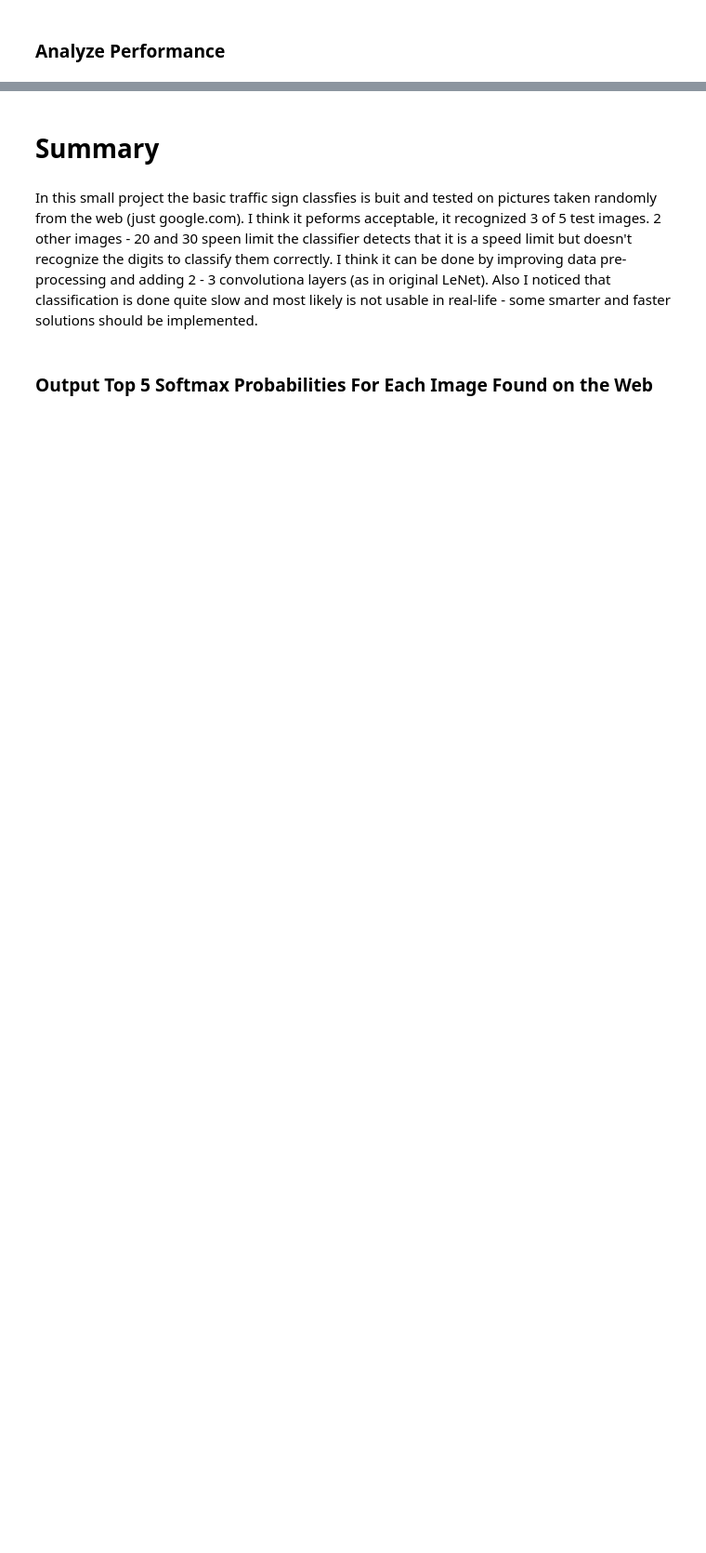
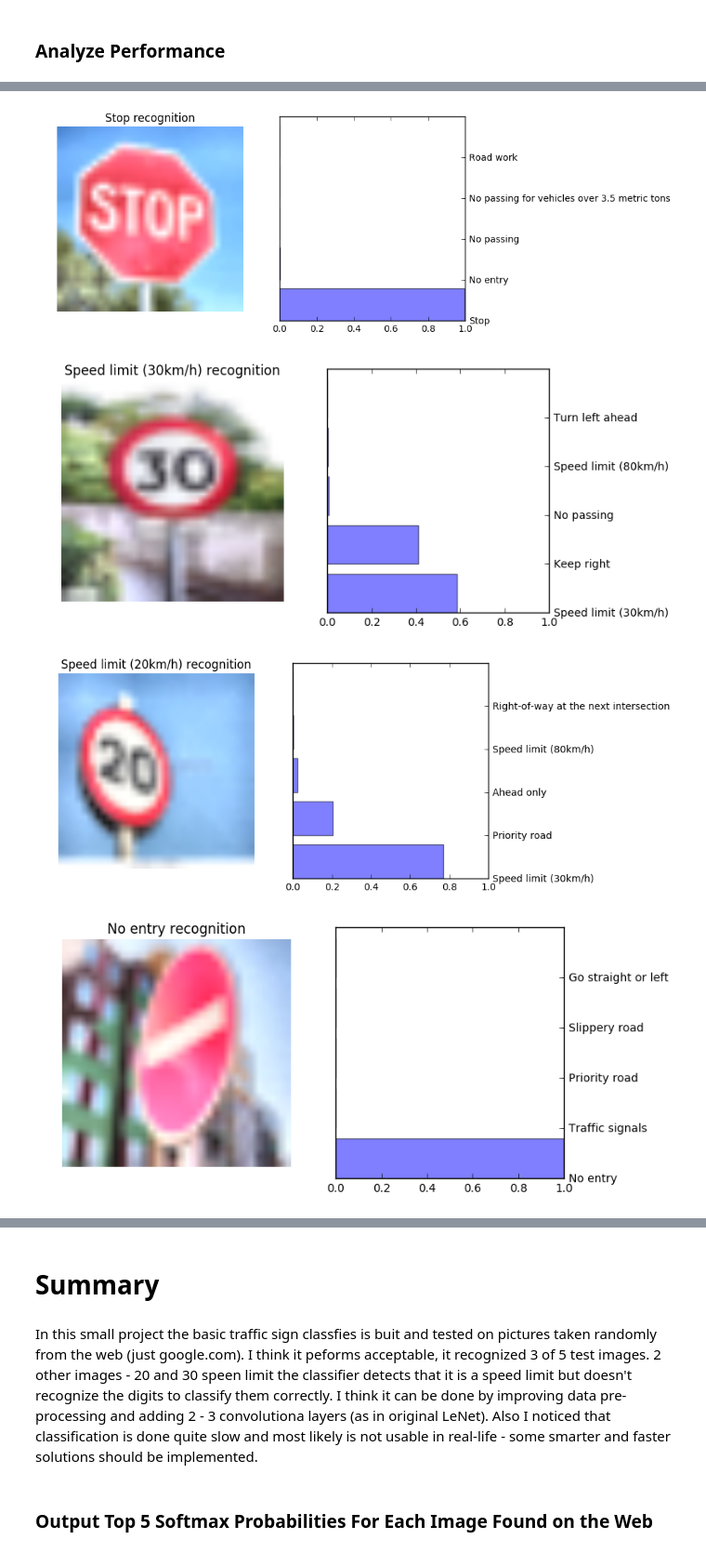
Before and after one commit to wave911/CarND-Traffic-Sign-Classifier-Project, a Jupyter notebook: Traffic_Sign_Classifier.ipynb, the cells around one changed output, grey strips where cells are left out. Shown at 93% size. Saved outputs shown, nothing was run; the diff lists cells and outputs as text; code cells hidden in the pictures; blank space fills up the shorter version.

```diff
--- a/Traffic_Sign_Classifier.ipynb
+++ b/Traffic_Sign_Classifier.ipynb
@@ -243,6 +337,3 @@ def normalize(data):
     color_min = 0.0
     color_max = 255.0
     return a + ((data - color_min) * (b-a))/(color_max - color_min)
-# %%
-X_train = normalize(X_train)
-X_test= normalize(X_test)
@@ -250,5 +352,6 @@ X_test= normalize(X_test)
 ### Data shuffle
 # %%
 X_train, X_test, y_train, y_test = train_test_split(X_train, y_train, test_size=0.25, random_state=100)
+X_train, y_train = shuffle(X_train, y_train)
 # %% [markdown]
 ### Model Architecture
@@ -388,17 +518,18 @@ I found 5 images on the web with the same class types as I have in csv file. The
 from scipy import ndimage, misc
 
 images = ['test6.jpg','test7.jpg','test8.jpg','test9.jpg', 'test10.jpg']
+expected_classes = [14, 1, 0, 17, 35]
 
 images2classify = []
 
 for img in images:
     image = ndimage.imread(img, mode="RGB")
     image = misc.imresize(image, (32, 32))
-    images2classify.append(image)
+    images2classify.append(preprocess(image))
     plt.figure(figsize=(1,1))
     plt.imshow(image)
 
 print(len(images2classify))
-print('images2classify loaded successfully!!')
+print('images2classify loaded successfully!')
 # %% [output]
 5
@@ -425,10 +556,9 @@ with tf.Session() as sess1:
     print('Classification:')
     print(classification)
 
-    predictions = sess1.run(logits,feed_dict={x_unflattened:images2classify})
-    top5 = sess1.run(tf.nn.top_k(predictions, 5))
+    predictions = sess1.run(logits,feed_dict={x_unflattened: images2classify})
+    top5 = sess1.run(tf.nn.top_k(tf.nn.softmax(predictions), 5))
     print()
     print ("Top 5 predictions are:")
-    print (top5)
 # %% [output]
 Classification:
@@ -480,2 +605,35 @@ Actual: No entry
 Predicted: Ahead only
 Actual: Ahead only
+# %%
+def visualizeProb(idx):
+    fig, ax = plt.subplots(1, 2,figsize=(8,4))
+    objects = []
+    performance = []
+    for i in range(5):
+        objects.append(getSignName(top5[1][expected_classes.index(idx)][i]))
+        performance.append(top5[0][expected_classes.index(idx)][i])
+    y_pos = np.arange(len(objects))
+
+    ax[0].imshow(images2classify[expected_classes.index(idx)])
+    ax[0].axis('off')
+    ax[1].barh(y_pos, performance, alpha=0.5)
+    ax[1].set_yticks(y_pos, objects)
+    ax[1].set_yticklabels(objects)
+    ax[1].yaxis.tick_right()
+    ax[1].set_xlim([0,1])
+
+    #plt.imshow(images2classify[expected_classes.index(idx)])
+    #plt.barh(y_pos, performance, align='center', alpha=0.5)
+    #plt.yticks(y_pos, objects)
+    #plt.title(getSignName(idx) + ' recognition')
+    #plt.show()
+    ax[0].set_title(getSignName(idx) + ' recognition')
+    #fig.tight_layout()
+
+for classId in expected_classes:
+     visualizeProb(classId)
+# %% [output]
+[figure, added]
+[figure, added]
+[figure, added]
+[figure, added]
```
Also changed, not shown: parts of 18 cells of this notebook, 1 other file.
